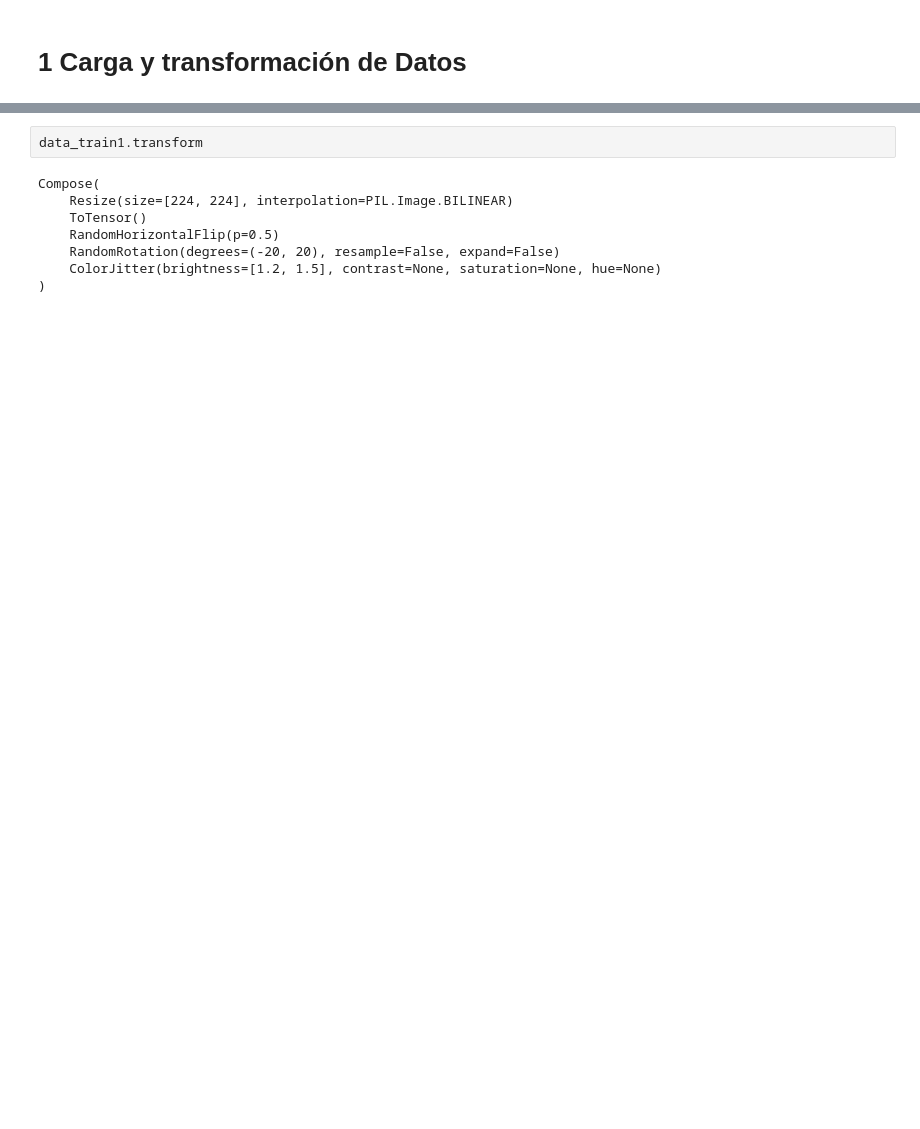
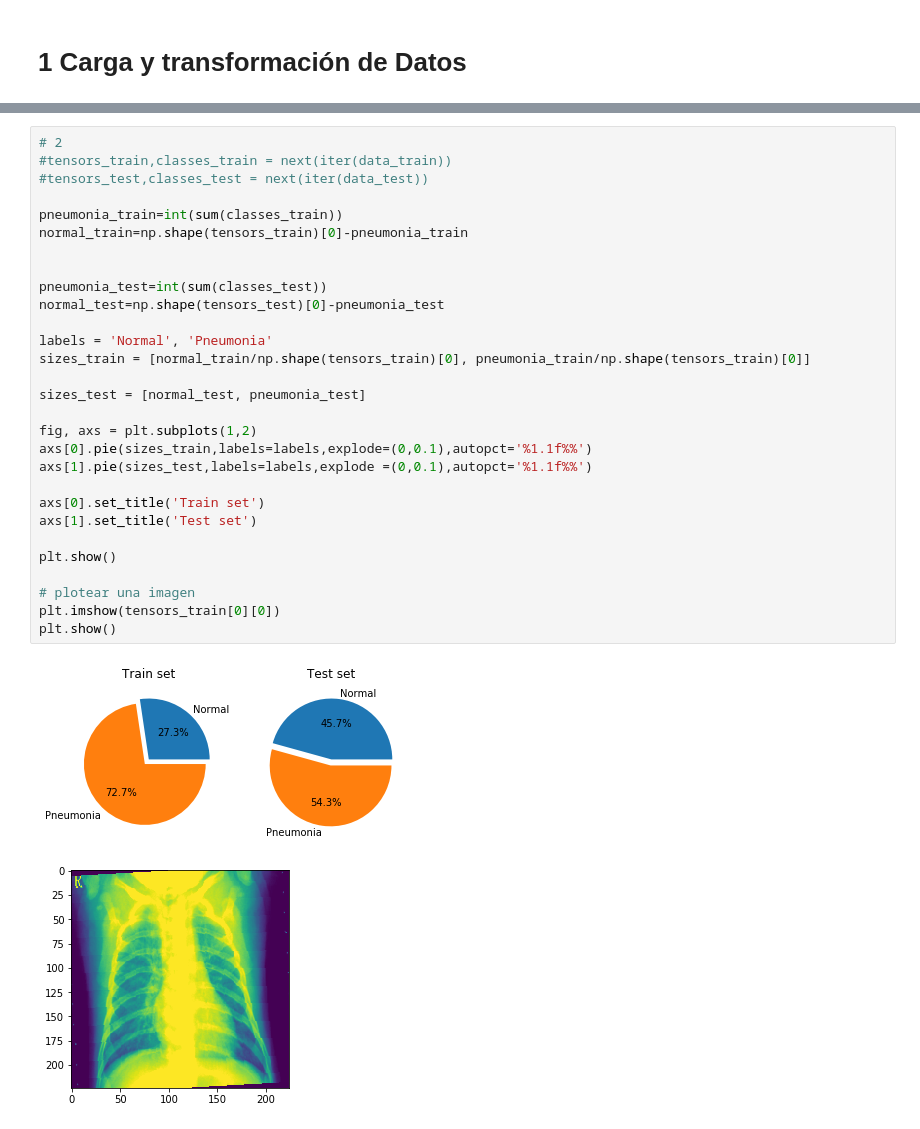
Before and after one commit to Diego-II/tarea2-DataScienceLAB, a Jupyter notebook: Tarea2.ipynb, the cells around one changed output, grey strips where cells are left out. Cells and saved outputs as stored; diff of their text form; blank space fills up the shorter version.

```diff
--- a/Tarea2.ipynb
+++ b/Tarea2.ipynb
@@ -34,12 +40,34 @@ bs=64
 data_train=DataLoader(data_train1, batch_size=bs,shuffle=True)
 data_test=DataLoader(data_test1, batch_size= bs* 2)
-# %%
-data_train1.transform
-# %% [output]
-Compose(
-    Resize(size=[224, 224], interpolation=PIL.Image.BILINEAR)
-    ToTensor()
-    RandomHorizontalFlip(p=0.5)
-    RandomRotation(degrees=(-20, 20), resample=False, expand=False)
-    ColorJitter(brightness=[1.2, 1.5], contrast=None, saturation=None, hue=None)
-)
+# %%
+# 2
+#tensors_train,classes_train = next(iter(data_train))
+#tensors_test,classes_test = next(iter(data_test))
+
+pneumonia_train=int(sum(classes_train))
+normal_train=np.shape(tensors_train)[0]-pneumonia_train
+
+
+pneumonia_test=int(sum(classes_test))
+normal_test=np.shape(tensors_test)[0]-pneumonia_test
+
+labels = 'Normal', 'Pneumonia'
+sizes_train = [normal_train/np.shape(tensors_train)[0], pneumonia_train/np.shape(tensors_train)[0]]
+
+sizes_test = [normal_test, pneumonia_test]
+
+fig, axs = plt.subplots(1,2)
+axs[0].pie(sizes_train,labels=labels,explode=(0,0.1),autopct='%1.1f%%')
+axs[1].pie(sizes_test,labels=labels,explode =(0,0.1),autopct='%1.1f%%')
+
+axs[0].set_title('Train set')
+axs[1].set_title('Test set')
+
+plt.show()
+
+# plotear una imagen
+plt.imshow(tensors_train[0][0])
+plt.show()
+# %% [output]
+[figure, added]
+[figure, added]
```
Also changed, not shown: parts of 6 cells of this notebook.
